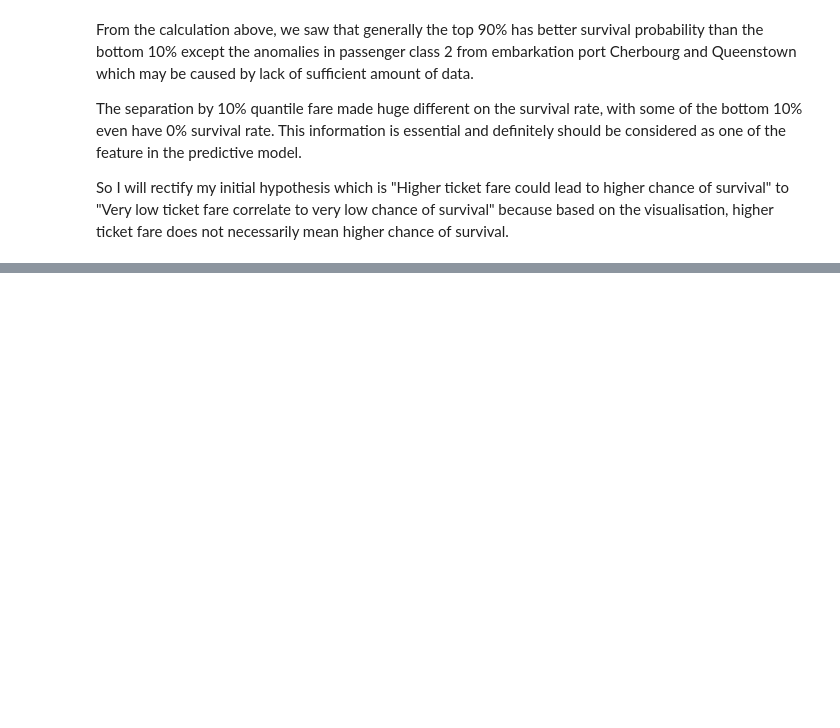
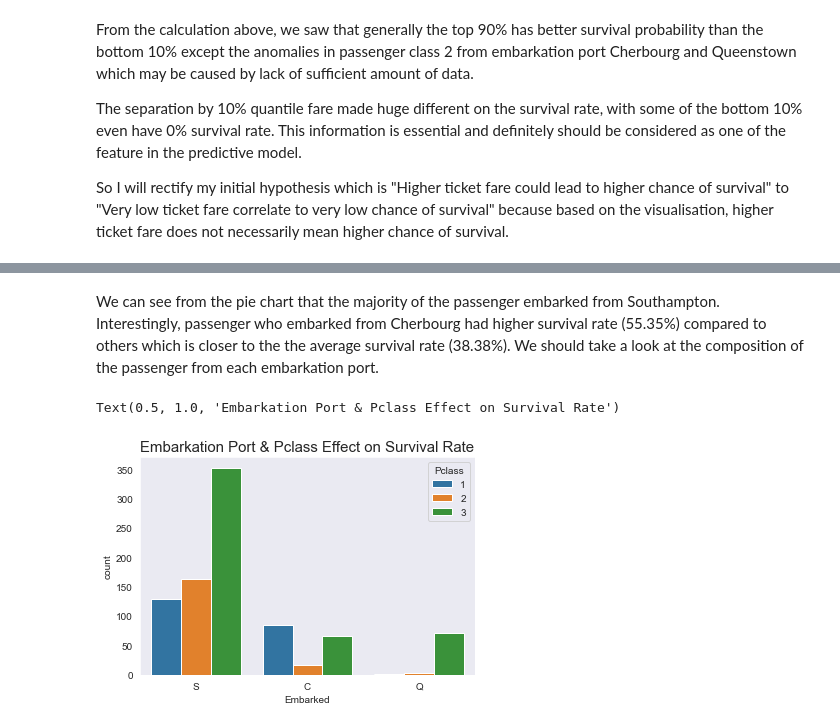
Before and after one commit to juanliong14/titanic_project, a Jupyter notebook: Titanic project.ipynb, the cells around one changed output, grey strips where cells are left out. Cells and saved outputs as stored; diff of their text form; code cells hidden in the pictures; blank space fills up the shorter version.

```diff
--- a/Titanic project.ipynb
+++ b/Titanic project.ipynb
@@ -520,0 +543,9 @@ So I will rectify my initial hypothesis which is "Higher ticket fare could lead
+# %% [markdown]
+We can see from the pie chart that the majority of the passenger embarked from Southampton. Interestingly, passenger who embarked from Cherbourg had higher survival rate (55.35%) compared to others which is closer to the the average survival rate (38.38%). We should take a look at the composition of the passenger from each embarkation port.
+# %%
+#Count plot for Embarkated & Pclass vs Survival Rate
+sns.countplot(x='Embarked', hue='Pclass', data=embarked_surv)
+plt.title('Embarkation Port & Pclass Effect on Survival Rate', fontsize=15)
+# %% [output]
+Text(0.5, 1.0, 'Embarkation Port & Pclass Effect on Survival Rate')
+[figure, added]
```
Also changed, not shown: parts of 42 cells of this notebook.
